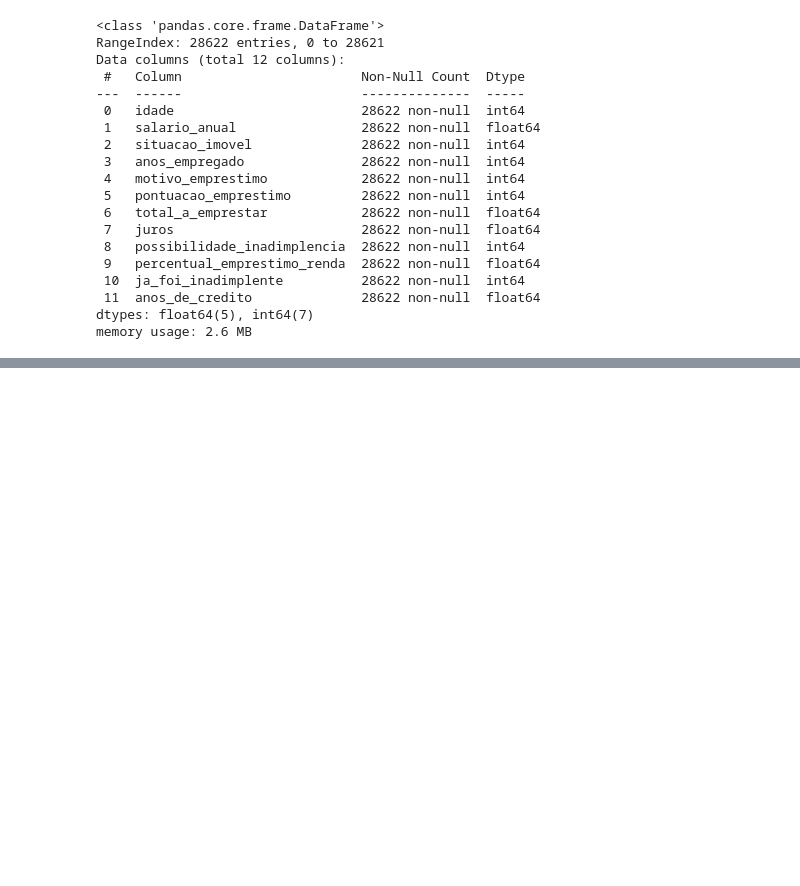
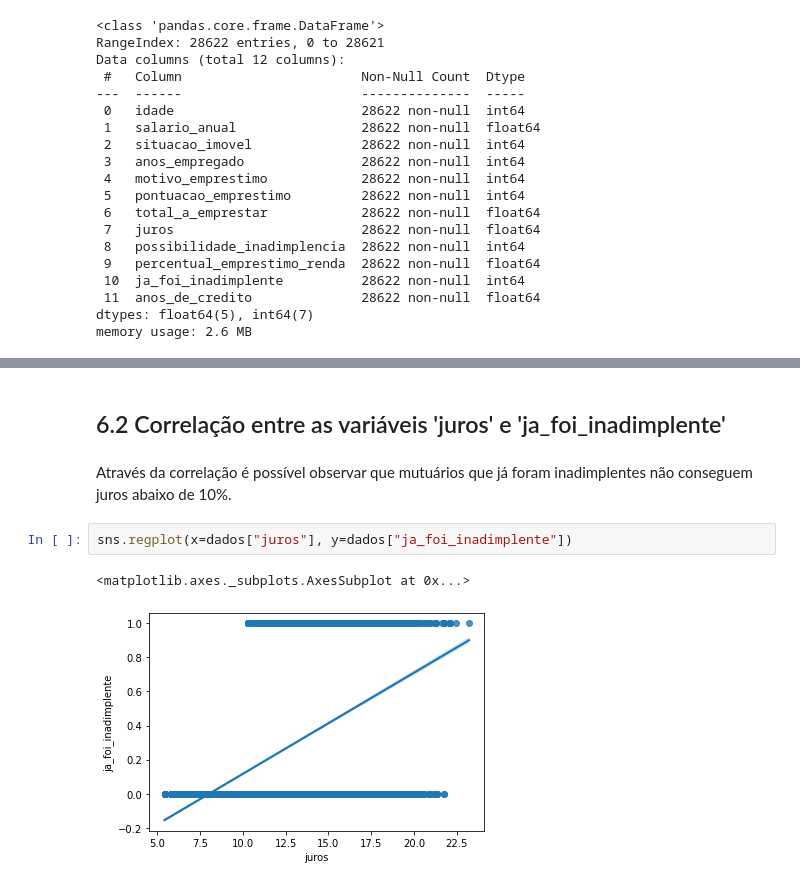
Before and after one commit to tarik-pomim/challenge_dados_082022, a Jupyter notebook: challenge_dados_alura.ipynb, the cells around one changed output, grey strips where cells are left out. Drawn from its saved outputs; the diff is of its cells as text; blank space fills up the shorter version.

```diff
--- a/challenge_dados_alura.ipynb
+++ b/challenge_dados_alura.ipynb
@@ -950,0 +967,9 @@ memory usage: 2.6 MB
+# %% [markdown]
+## 6.2 Correlação entre as variáveis 'juros' e 'ja_foi_inadimplente'
+# %% [markdown]
+Através da correlação é possível observar que mutuários que já foram inadimplentes não conseguem juros abaixo de 10%.
+# %%
+sns.regplot(x=dados["juros"], y=dados["ja_foi_inadimplente"])
+# %% [output]
+<matplotlib.axes._subplots.AxesSubplot at 0x...>
+[figure, added]
```
Also changed, not shown: parts of 204 cells of this notebook.
